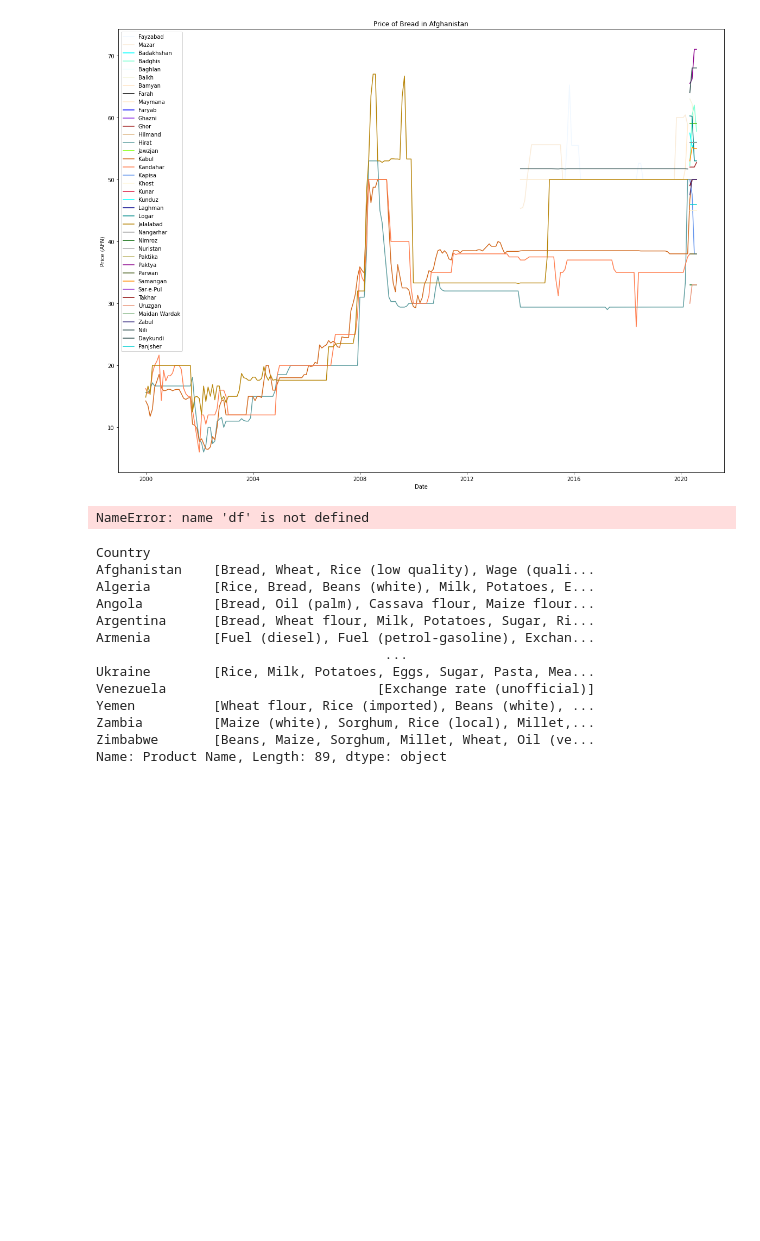
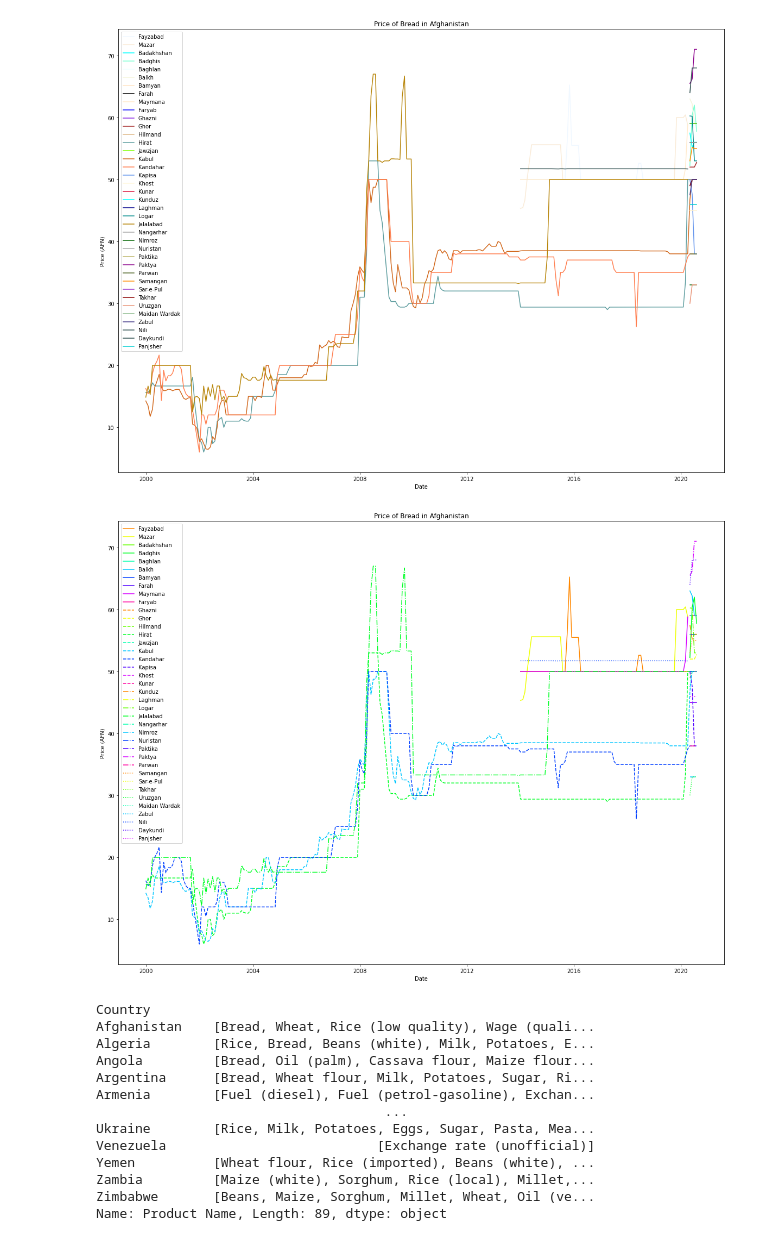
Before and after one commit to gigawawa/Food-Prices-Project, a Jupyter notebook: foodPriceAnalysis.ipynb, the cells around one changed output. Saved outputs shown, nothing was run; the diff lists cells and outputs as text; code cells hidden in the pictures; blank space fills up the shorter version.

```diff
--- a/foodPriceAnalysis.ipynb
+++ b/foodPriceAnalysis.ipynb
@@ -346,35 +344,36 @@ def DrawGraph2(country, product):
     tempDF = df.loc[(df['Country']== country) & (df['Product Name']== product)]
     cities = tempDF['City'].unique()
     sectionSize = math.ceil(len(cities) / NUM_STYLES)
     # print(len(tempDF['City'].unique()))
     # print(sectionSize)
     plt.figure(figsize=(20,15))
 
-    colorRGBlist = sns.color_palette(palette='gist_rainbow',n_colors = sectionSize)
+    # colorRGBlist = sns.color_palette(palette='gist_rainbow',n_colors = sectionSize)
+    colorRGBlist = sns.color_palette(palette='hsv',n_colors = sectionSize)
 
     hexColorIndex = 0
     lineStyleIndex = -1
     for label_num in range(len(cities)):
         # print("label_num % (math.ceil(len(cities) / NUM_STYLES)) = {0}".format(label_num % (math.ceil(len(cities) / NUM_STYLES))))
         label = cities[label_num]
         if label_num % (math.ceil(len(cities) / NUM_STYLES)) == 0:
             lineStyleIndex+=1
             hexColorIndex = 0
 
 
         productPriceCity = tempDF.loc[(tempDF['City']==label)]
         plt.plot(productPriceCity['Date'],productPriceCity['Market Price'],label=label, color=colorRGBlist[hexColorIndex], linestyle=LINE_STYLES[lineStyleIndex]);
 
         hexColorIndex += 1
     plt.legend()
     plt.title("Price of {} in {}".format(product, country))
     plt.xlabel("Date")
     plt.ylabel("Price ({})".format(tempDF['Currency'].unique()[0]))
     plt.show()
 
 DrawGraph2('Afghanistan', 'Bread')
 # %% [output]
-NameError: name 'df' is not defined
+[figure, added]
 # %%
 GroupedByCountry = df.groupby(['Country'])
 ProductsByCountry = GroupedByCountry['Product Name'].unique()
```
Also changed, not shown: parts of 4 cells of this notebook.
